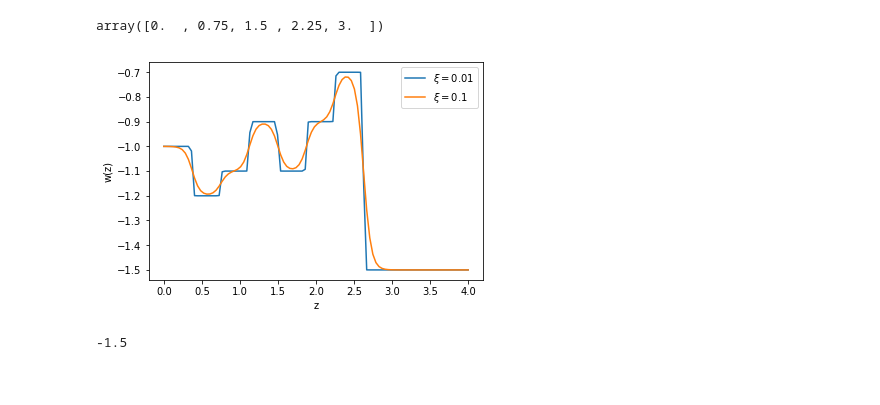
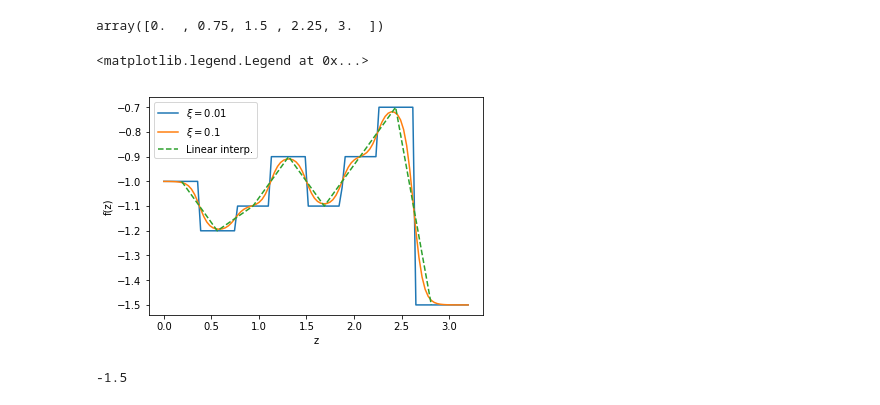
Before and after one commit to la-escamilla/codigos, a Jupyter notebook: PCA.ipynb, the cells around one changed output. Saved outputs shown, nothing was run; the diff lists cells and outputs as text; code cells hidden in the pictures.

```diff
--- a/PCA.ipynb
+++ b/PCA.ipynb
@@ -63,9 +59,14 @@ import numpy as np
 import matplotlib.pyplot as plt
 # %%
 #w_i = [-1,-1.2,-1.1,-0.9,-1.1,-0.9,-0.7,-1.5]
-w_i = [1,1,1,1,1,1,2,2]
+
+w_i = [1,  1,  1,  1,  1,  1,  2,  2]
 z_i = [0,0.1,0.2,0.4,0.6,0.8,1.0,1.3,2.5]
-z=np.linspace(0.0,2.8,100)
+
+#w_i = [1,3,2,1]
+#z_i = [0,2.4,2.9,2.5,3]
+
+z=np.linspace(0.0,4,100)
 print len(w_i)
 print len(z_i)
 print len(z)
@@ -94,6 +95,8 @@ plt.plot(z,w_z)
 from scipy.integrate import quad
 import numpy as np
 import matplotlib.pyplot as plt
+from scipy.interpolate import interp1d
+
 
 #ecuacion de estado de la energia oscura en forma de bines
 
@@ -108,3 +111,9 @@ def eos(z, xi):
     for jj in range(len(w_i)-1):
         w+=bines(w_i[jj+1],w_i[jj],z,z_i[jj+1],xi)
     return w
+
+y = [-1 ,-1.2 ,-1.1 ,-0.9 ,-1.1 ,-0.9,-0.7,-1.5]
+x = np.linspace(0.0,2.625,len(y))
+d = (x[1]-x[0])/2.
+x = np.linspace(0.0+d,2.625+d,len(y))
+f = interp1d(x, y, kind='linear')
@@ -122,15 +135,17 @@ np.linspace(0.0,3.0,5)
 # %% [output]
 array([0.  , 0.75, 1.5 , 2.25, 3.  ])
 # %%
-z=np.linspace(0.0,4.0,100)
-plt.plot(z,eos(z,0.01))
+z=np.linspace(0.0,3.2,100)
+plt.plot(z,eos(z,0.001))
 plt.plot(z,eos(z,0.1))
-plt.ylabel(r'w(z)')
+plt.plot(x,f(x), linestyle='--')
+plt.ylabel(r'f(z)')
 plt.xlabel(r'z')
-plt.legend((r'$\xi = 0.01$',r'$\xi = 0.1$'))
-plt.savefig('different_xi.pdf')
+plt.legend((r'$\xi = 0.01$',r'$\xi = 0.1$',r'Linear interp.'))
+#plt.savefig('different_xi.pdf')
 # %% [output]
+<matplotlib.legend.Legend at 0x...>
-[figure, old version]
+[figure, new version]
 # %%
 eos(2)
 # %% [output]
```
Also changed, not shown: parts of 15 cells of this notebook, 10 other files.
